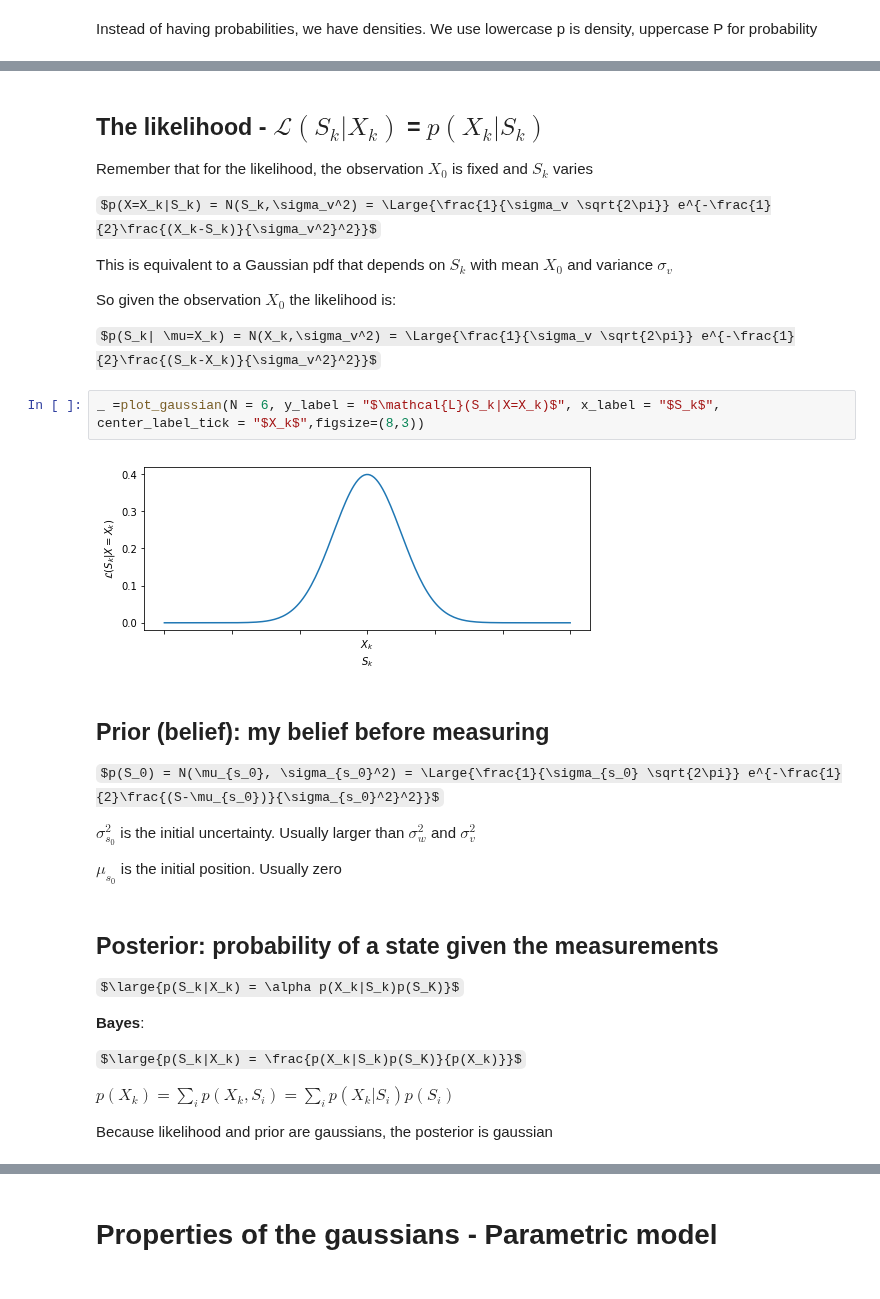
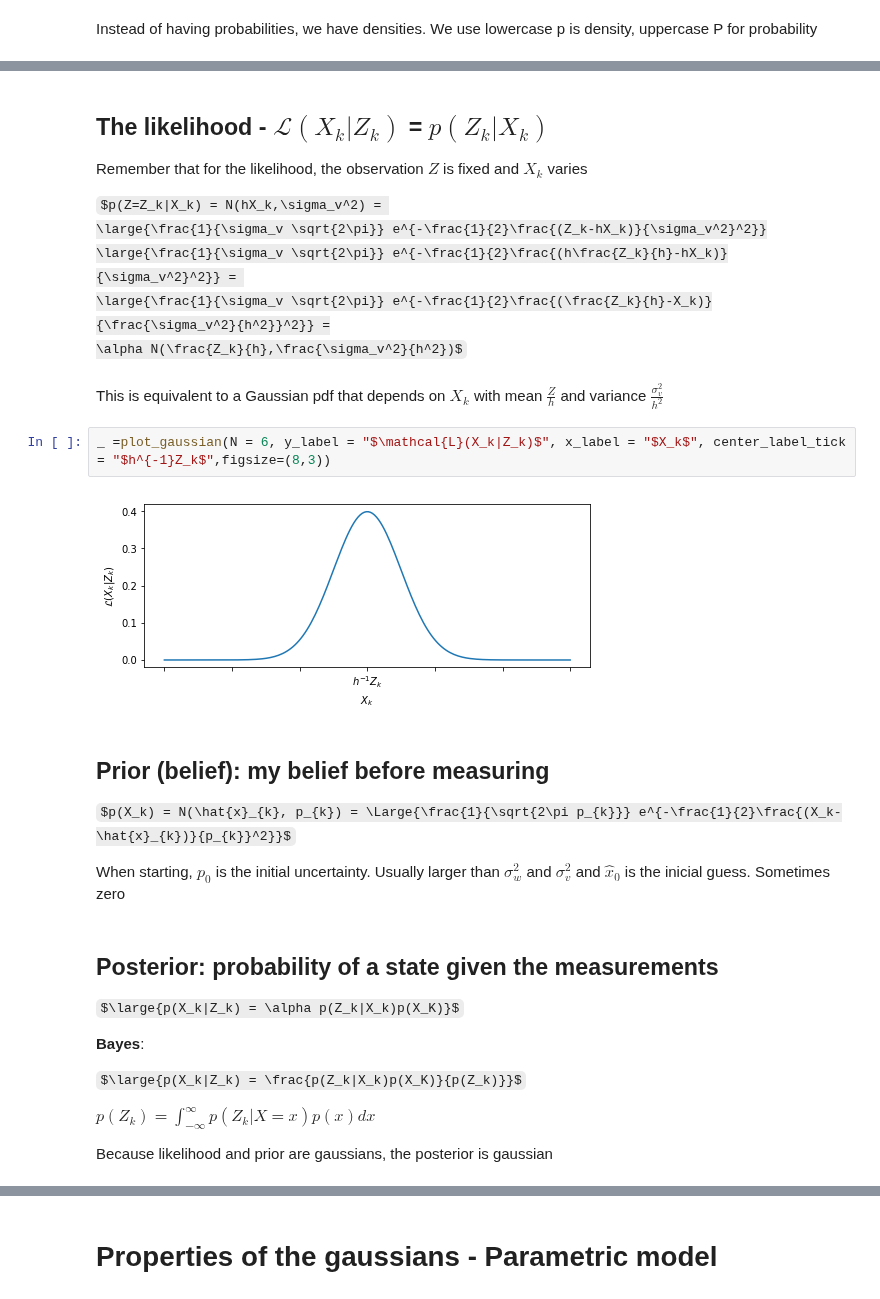
Before and after one commit to jganzabal/Kalman-as-Recursive-Bayesian-Estimation, a Jupyter notebook: 3_One dimensional Kalman filter.ipynb, the cells around one changed output, grey strips where cells are left out. Saved outputs shown, nothing was run; the diff lists cells and outputs as text; some formulas as TeX source.

```diff
--- a/3_One dimensional Kalman filter.ipynb
+++ b/3_One dimensional Kalman filter.ipynb
@@ -53,40 +59,39 @@ _ =plot_gaussian(N = 6, y_label = "$p(X|S_k)$", x_label = "$X_k$", center_label_
 # %% [output]
 [figure]
 # %% [markdown]
-## The likelihood -  $\mathcal{L}(S_k|X_k)$ = $p(X_k|S_k)$
+## The likelihood -  $\mathcal{L}(X_k|Z_k)$ = $p(Z_k|X_k)$
 
-Remember that for the likelihood, the observation $X_0$ is fixed and $S_k$ varies
+Remember that for the likelihood, the observation $Z$ is fixed and $X_k$ varies
 
-$p(X=X_k|S_k) = N(S_k,\sigma_v^2) = \Large{\frac{1}{\sigma_v \sqrt{2\pi}} e^{-\frac{1}{2}\frac{(X_k-S_k)}{\sigma_v^2}^2}}$
-
-This is equivalent to a Gaussian pdf that depends on $S_k$ with mean $X_0$ and variance $\sigma_v$
-
-So given the observation $X_0$ the likelihood is:
-
-$p(S_k| \mu=X_k) = N(X_k,\sigma_v^2) = \Large{\frac{1}{\sigma_v \sqrt{2\pi}} e^{-\frac{1}{2}\frac{(S_k-X_k)}{\sigma_v^2}^2}}$
+$p(Z=Z_k|X_k) = N(hX_k,\sigma_v^2) =
+\large{\frac{1}{\sigma_v \sqrt{2\pi}} e^{-\frac{1}{2}\frac{(Z_k-hX_k)}{\sigma_v^2}^2}}
+\large{\frac{1}{\sigma_v \sqrt{2\pi}} e^{-\frac{1}{2}\frac{(h\frac{Z_k}{h}-hX_k)}{\sigma_v^2}^2}} =
+\large{\frac{1}{\sigma_v \sqrt{2\pi}} e^{-\frac{1}{2}\frac{(\frac{Z_k}{h}-X_k)}{\frac{\sigma_v^2}{h^2}}^2}} =
+\alpha N(\frac{Z_k}{h},\frac{\sigma_v^2}{h^2})$
+# %% [markdown]
+This is equivalent to a Gaussian pdf that depends on $X_k$ with mean $\frac{Z}{h}$ and variance $\frac{\sigma_v^2}{h^2}$
 # %%
-_ =plot_gaussian(N = 6, y_label = "$\mathcal{L}(S_k|X=X_k)$", x_label = "$S_k$", center_label_tick = "$X_k$",figsize=(8,3))
+_ =plot_gaussian(N = 6, y_label = "$\mathcal{L}(X_k|Z_k)$", x_label = "$X_k$", center_label_tick = "$h^{-1}Z_k$",figsize=(8,3))
 # %% [output]
-[figure, old version]
+[figure, new version]
 # %% [markdown]
 ## Prior (belief): my belief before measuring
 
-$p(S_0) = N(\mu_{s_0}, \sigma_{s_0}^2) = \Large{\frac{1}{\sigma_{s_0} \sqrt{2\pi}} e^{-\frac{1}{2}\frac{(S-\mu_{s_0})}{\sigma_{s_0}^2}^2}}$
+$p(X_k) = N(\hat{x}_{k}, p_{k}) = \Large{\frac{1}{\sqrt{2\pi p_{k}}} e^{-\frac{1}{2}\frac{(X_k-\hat{x}_{k})}{p_{k}}^2}}$
 
-$\sigma_{s_0}^2$ is the initial uncertainty. Usually larger than $\sigma_w^2$ and $\sigma_v^2$
-
-$\mu_{s_0}$ is the initial position. Usually zero
+When starting, $p_{0}$ is the initial uncertainty. Usually larger than $\sigma_w^2$ and $\sigma_v^2$ and
+$\hat{x}_{0}$ is the inicial guess. Sometimes zero
 # %% [markdown]
 ## Posterior: probability of a state given the measurements
 
 
-$\large{p(S_k|X_k) = \alpha p(X_k|S_k)p(S_K)}$
+$\large{p(X_k|Z_k) = \alpha p(Z_k|X_k)p(X_K)}$
 
 **Bayes**:
 
-$\large{p(S_k|X_k) = \frac{p(X_k|S_k)p(S_K)}{p(X_k)}}$
+$\large{p(X_k|Z_k) = \frac{p(Z_k|X_k)p(X_K)}{p(Z_k)}}$
 
-$p(X_k) = \sum_i{p(X_k,S_i)} = \sum_i{p(X_k|S_i)p(S_i)}$
+$p(Z_k) = \int_{-\infty}^{\infty} {p(Z_k|X = x)p(x)} dx$
 
 Because likelihood and prior are gaussians, the posterior is gaussian
 # %% [markdown]
```
Also changed, not shown: parts of 20 cells of this notebook, 1 other file.
